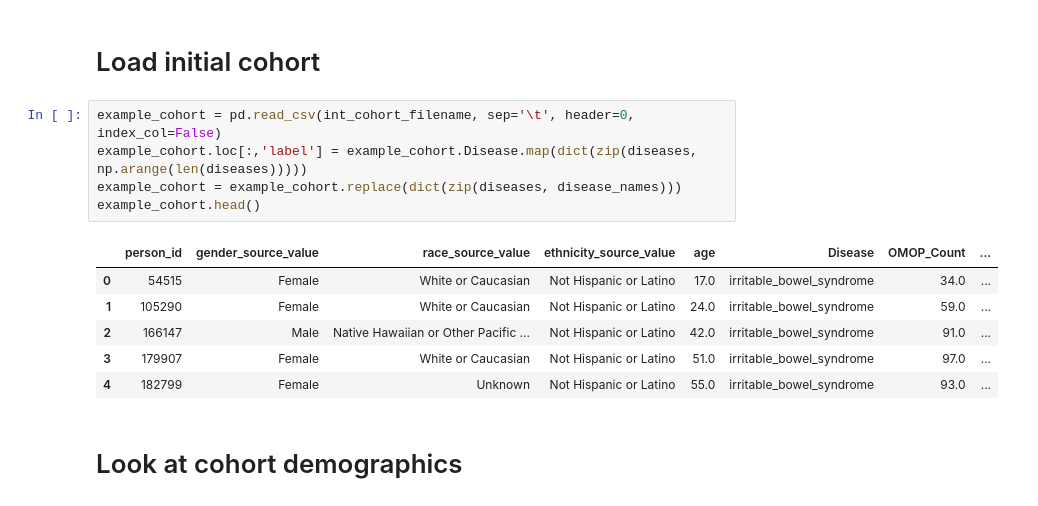
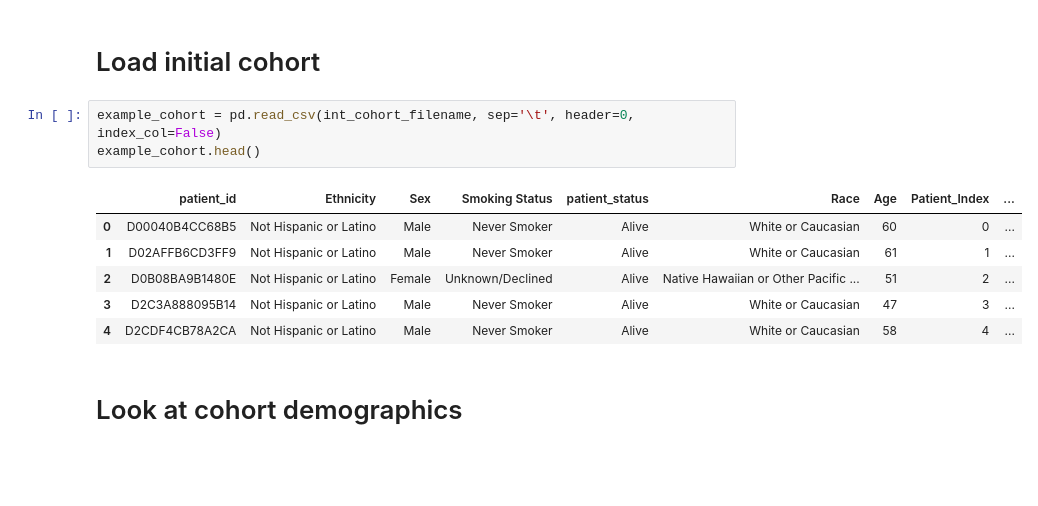
Before and after one commit to BaranziniLab/SPOKEsig-Workshop, a Jupyter notebook: code/patient_spoke_sig_analysis.ipynb, the cells around one changed output. Drawn from its saved outputs; the diff is of its cells as text; blank space fills up the shorter version.

```diff
--- a/code/patient_spoke_sig_analysis.ipynb
+++ b/code/patient_spoke_sig_analysis.ipynb
@@ -53,15 +47,13 @@ loading Disease PSEVs for workshop ...
 # Load initial cohort
 # %%
 example_cohort = pd.read_csv(int_cohort_filename, sep='\t', header=0, index_col=False)
-example_cohort.loc[:,'label'] = example_cohort.Disease.map(dict(zip(diseases, np.arange(len(diseases)))))
-example_cohort = example_cohort.replace(dict(zip(diseases, disease_names)))
 example_cohort.head()
 # %% [output]
-|  | person_id | gender_source_value | race_source_value | ethnicity_source_value | age | Disease | OMOP_Count | ... |
-| 0 | 54515 | Female | White or Caucasian | Not Hispanic or Latino | 17.0 | irritable_bowel_syndrome | 34.0 | ... |
-| 1 | 105290 | Female | White or Caucasian | Not Hispanic or Latino | 24.0 | irritable_bowel_syndrome | 59.0 | ... |
-| 2 | 166147 | Male | Native Hawaiian or Other Pacific ... | Not Hispanic or Latino | 42.0 | irritable_bowel_syndrome | 91.0 | ... |
-| 3 | 179907 | Female | White or Caucasian | Not Hispanic or Latino | 51.0 | irritable_bowel_syndrome | 97.0 | ... |
-| 4 | 182799 | Female | Unknown | Not Hispanic or Latino | 55.0 | irritable_bowel_syndrome | 93.0 | ... |
+|  | patient_id | Ethnicity | Sex | Smoking Status | patient_status | Race | Age | Patient_Index | ... |
+| 0 | D00040B4CC68B5 | Not Hispanic or Latino | Male | Never Smoker | Alive | White or Caucasian | 60 | 0 | ... |
+| 1 | D02AFFB6CD3FF9 | Not Hispanic or Latino | Male | Never Smoker | Alive | White or Caucasian | 61 | 1 | ... |
+| 2 | D0B08BA9B1480E | Not Hispanic or Latino | Female | Unknown/Declined | Alive | Native Hawaiian or Other Pacific ... | 51 | 2 | ... |
+| 3 | D2C3A888095B14 | Not Hispanic or Latino | Male | Never Smoker | Alive | White or Caucasian | 47 | 3 | ... |
+| 4 | D2CDF4CB78A2CA | Not Hispanic or Latino | Male | Never Smoker | Alive | White or Caucasian | 58 | 4 | ... |
 # %% [markdown]
 # Look at cohort demographics
```
Also changed, not shown: parts of 28 cells of this notebook, 1 other file.
